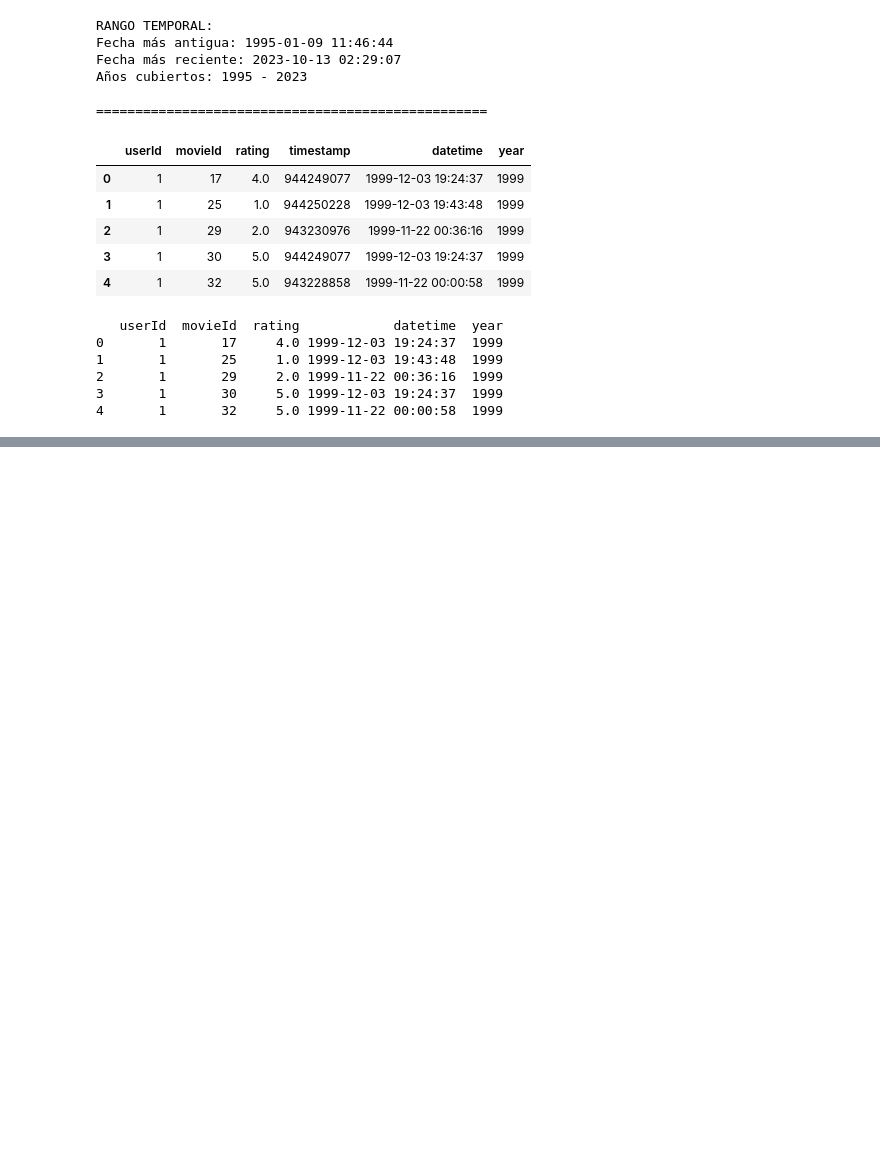
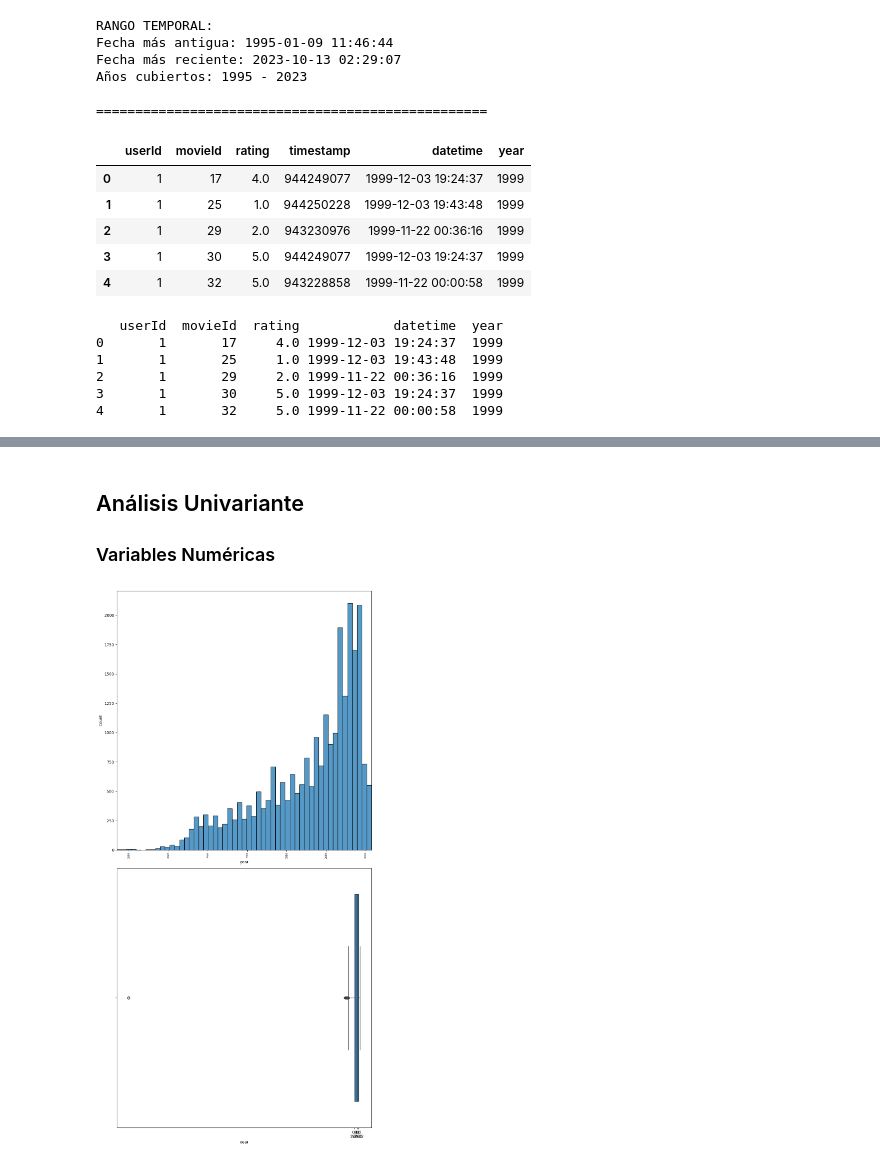
Before and after one commit to magy509/ingenieropg80.Proyecto_final_madre, a Jupyter notebook: src/eda.ipynb, the cells around one changed output, grey strips where cells are left out. Drawn from its saved outputs; the diff is of its cells as text; code cells hidden in the pictures; blank space fills up the shorter version.

Commit message:
Analisis univariante

```diff
--- a/src/eda.ipynb
+++ b/src/eda.ipynb
@@ -189,3 +209,14 @@ print(movie_tag.count())
 movieId    1086841
 tag        1086825
 dtype: int64
+# %%
+# Contar cuántas películas únicas tiene cada tag
+tag_counts = movie_tag.groupby("tag")["movieId"].nunique()
+
+# Filtrar tags con al menos 10 películas
+valid_tags = tag_counts[tag_counts >= 1000].index
+
+# Reemplazar el dataset original por la versión filtrada
+movie_tag = movie_tag[movie_tag["tag"].isin(valid_tags)].reset_index(drop=True)
+
+print("Dimensiones después:", movie_tag.shape)
@@ -191,0 +225,7 @@ dtype: int64
+# %%
+valid_movie_ids = movie_tag["movieId"].unique()
+
+# Filtrar el dataset movies
+movies = movies[movies["movieId"].isin(valid_movie_ids)].reset_index(drop=True)
+
+print("Dimensiones después:", movies.shape)
@@ -279,0 +308,30 @@ Mediana de ratings por película: 5.0
+# %% [markdown]
+## Análisis Univariante
+
+### Variables Numéricas
+# %%
+fig, axis = plt.subplots(2, 1, figsize = (10, 20))
+
+sns.histplot(
+    ax=axis[0],
+    data=movies[movies["year"] != 0],  # filtrar year != 0
+    x="year"
+)
+axis[0].set_xlim(movies[movies["year"] != 0]["year"].min(),
+                 movies[movies["year"] != 0]["year"].max())
+axis[0].tick_params(axis='x', rotation=90, labelsize=6)
+
+# Boxplot
+sns.boxplot(ax=axis[1], data=movies, x="year")
+
+# Obtener cuartiles de los datos
+q1, q2, q3 = np.percentile(movies[movies["year"] > 1800]["year"], [25, 50, 75])
+
+# Mostrar solo cuartiles en el eje X
+axis[1].set_xticks([q1, q2, q3])
+axis[1].set_xticklabels([f"Q1\n{int(q1)}", f"Q2\n{int(q2)}", f"Q3\n{int(q3)}"])
+
+plt.tight_layout()
+plt.show()
+# %% [output]
+[figure, added]
```
Also changed, not shown: parts of 19 cells of this notebook, 4 other files.
